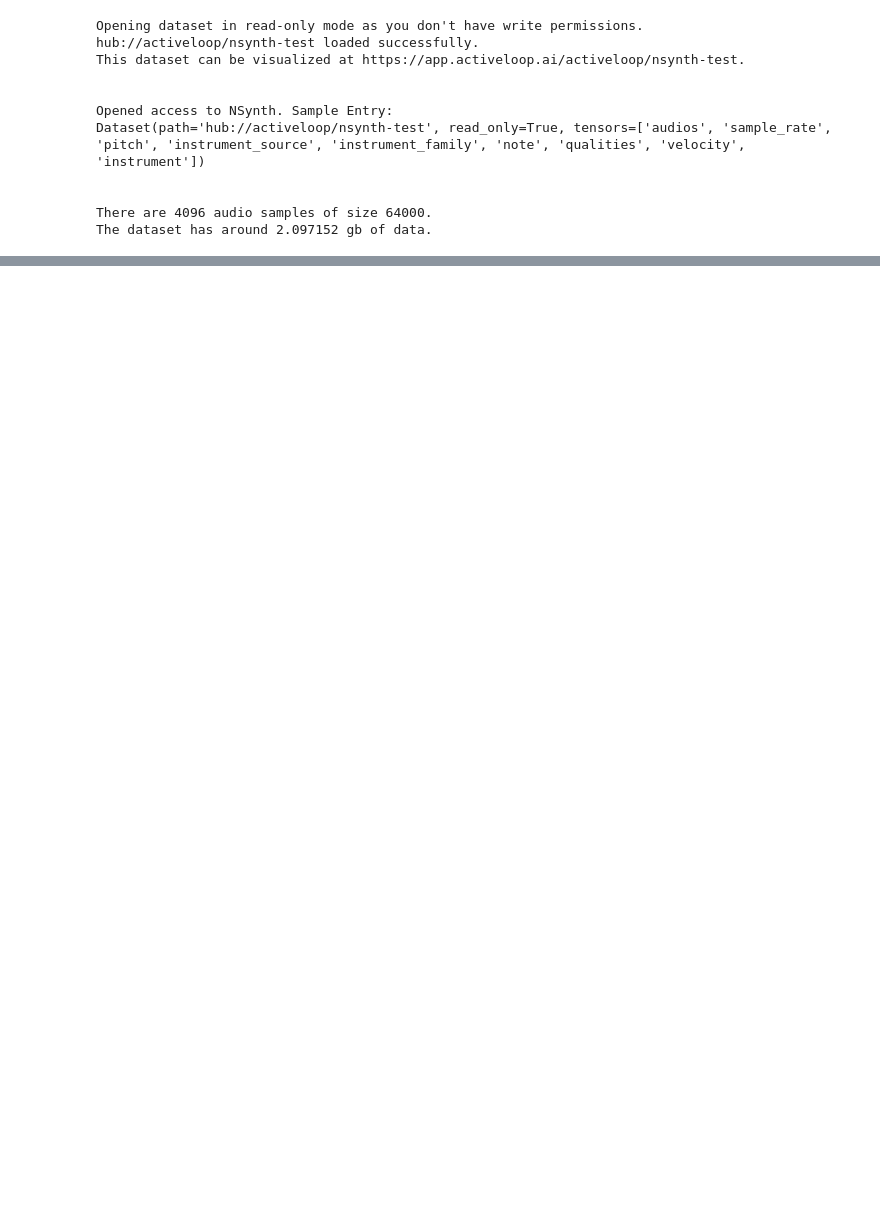
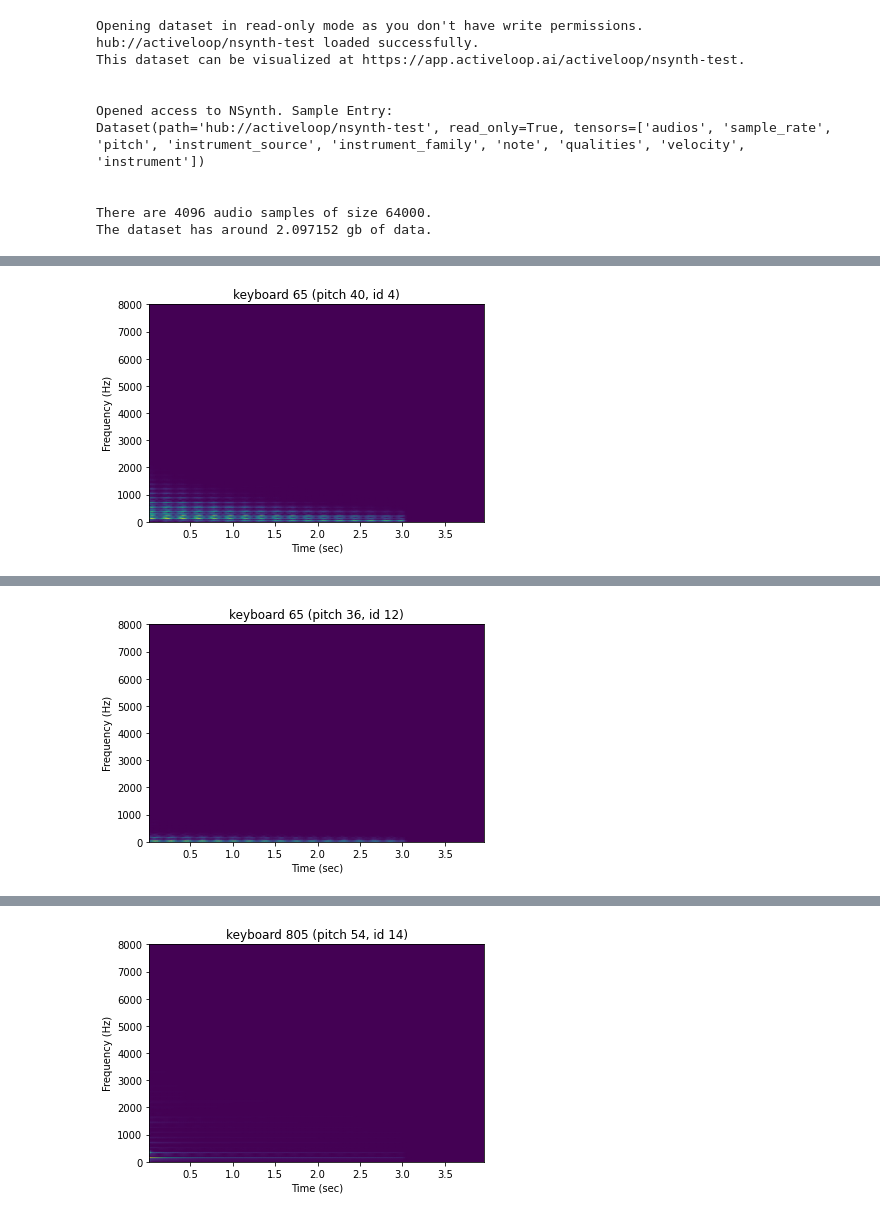
Before and after one commit to jakeval/spectroconv, a Jupyter notebook: data_demo.ipynb, the cells around one changed output, grey strips where cells are left out. Saved outputs shown, nothing was run; the diff lists cells and outputs as text; code cells hidden in the pictures; blank space fills up the shorter version.

```diff
--- a/data_demo.ipynb
+++ b/data_demo.ipynb
@@ -281,0 +226,32 @@ for i in range(num_to_visualize):
+# %%
+class Audio:
+    def __init__(self, f, t, s, audio, sample_rate):
+        self.f = f
+        self.t = t
+        self.s = s
+        self.audio = audio
+        self.sr = sample_rate
+
+    def visualize(self):
+        fig, ax = plt.subplots()
+        ax.pcolormesh(self.t, self.f, self.s, shading='gouraud')
+        ax.set_ylabel('Frequency (Hz)')
+        ax.set_xlabel('Time (sec)')
+        return fig, ax
+
+    def play(self):
+        show_audio = display.Audio(self.audio, rate=self.sr)
+        display.DisplayHandle().display(show_audio)
+
+
+def create_spectrograms(df, sample_rate, window_size=512):
+    df = df.copy()
+    audio = np.vstack(df['audio'])
+    f, t, s = fft(audio, sample_rate, window_size=window_size, n_mels=128)
+
+    spectrograms = [Audio(f, t, s[i], audio[i], sample_rate) for i in range(s.shape[0])]
+    df['audio'] = spectrograms
+    return df, s
+
+df, s = create_spectrograms(df_raw, sample_rate)
+df
@@ -281,0 +272,12 @@ for i in range(num_to_visualize):
+# %%
+num_to_visualize = 5
+for i in range(num_to_visualize):
+    spectrogram = df.iloc[i]['audio']
+    fig, ax = spectrogram.visualize()
+    instrument_family = instruments[df.iloc[i]['instrument_family']]
+    instrument = df.iloc[i]['instrument']
+    ax.set_title(f"{instrument_family} {instrument} (pitch {df.iloc[i]['pitch']}, id {df.iloc[i]['id']})")
+    plt.show(fig)
+    spectrogram.play()
+# %% [output]
+[figure, added]
@@ -281,0 +285 @@ for i in range(num_to_visualize):
+[figure, added]
@@ -281,0 +287 @@ for i in range(num_to_visualize):
+[figure, added]
```
Also changed, not shown: parts of 23 cells of this notebook.
